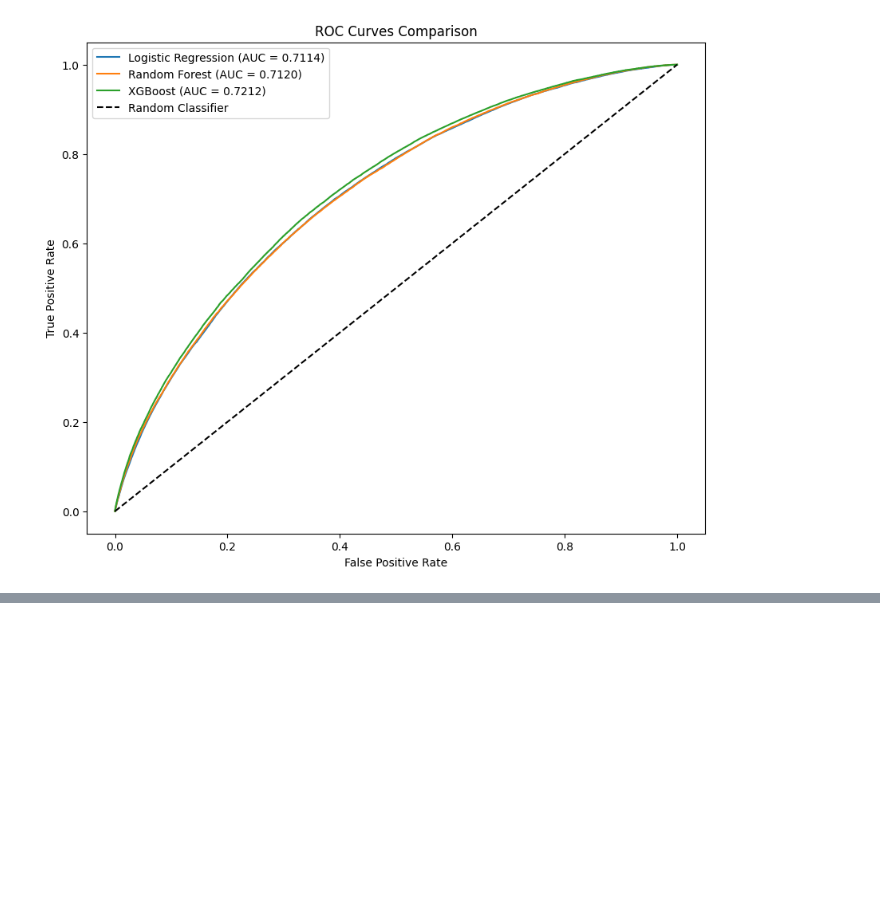
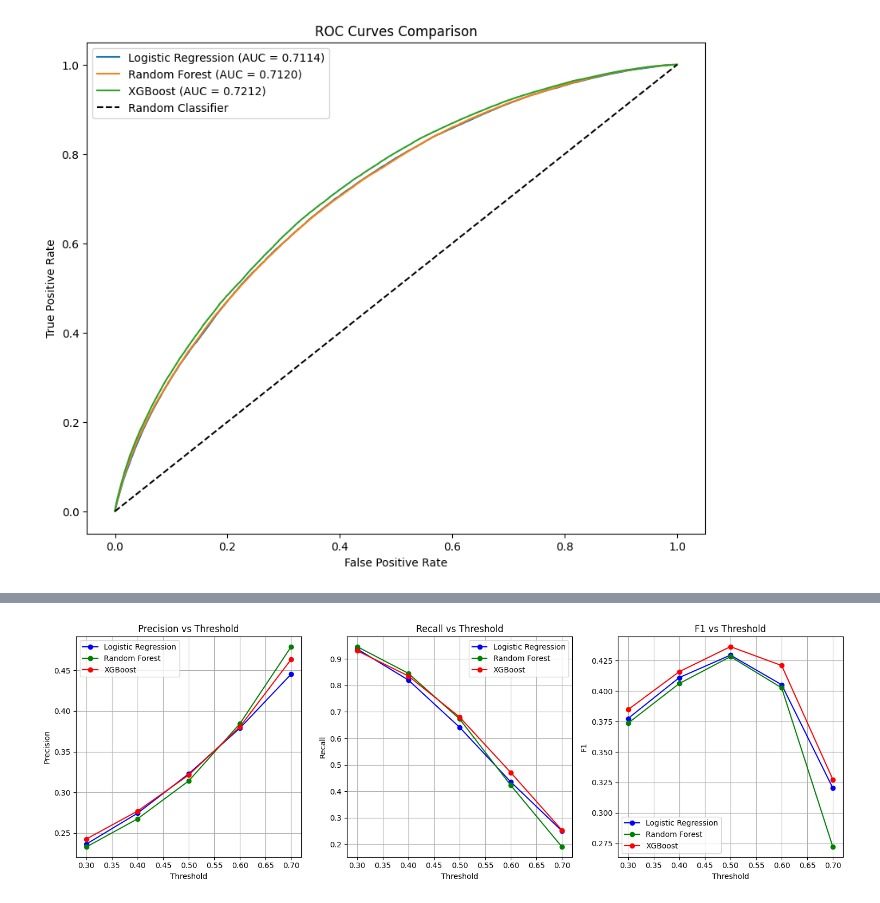
Before and after one commit to DawnJo123/AI-Credit-Risk-Scoring-System, a Jupyter notebook: notebooks/03_modeling.ipynb, the cells around one changed output, grey strips where cells are left out. Drawn from its saved outputs; the diff is of its cells as text; code cells hidden in the pictures; blank space fills up the shorter version.

```diff
--- a/notebooks/03_modeling.ipynb
+++ b/notebooks/03_modeling.ipynb
@@ -172,0 +222,26 @@ plt.show()
+# %%
+# ============================================
+# VISUALIZATION - ALL MODELS THRESHOLD COMPARISON
+# ============================================
+fig, axes = plt.subplots(1, 3, figsize=(15, 5))
+
+metrics = ['Precision', 'Recall', 'F1']
+colors = {'Logistic Regression': 'blue', 'Random Forest': 'green', 'XGBoost': 'red'}
+
+for idx, metric in enumerate(metrics):
+    ax = axes[idx]
+    for model_name in models.keys():
+        model_data = results_df[results_df['Model'] == model_name]
+        ax.plot(model_data['Threshold'], model_data[metric],
+                marker='o', label=model_name, color=colors[model_name])
+
+    ax.set_xlabel('Threshold')
+    ax.set_ylabel(metric)
+    ax.set_title(f'{metric} vs Threshold')
+    ax.legend()
+    ax.grid(True)
+
+plt.tight_layout()
+plt.show()
+# %% [output]
+[figure, added]
```
Also changed, not shown: parts of 10 cells of this notebook, 4 other files.
